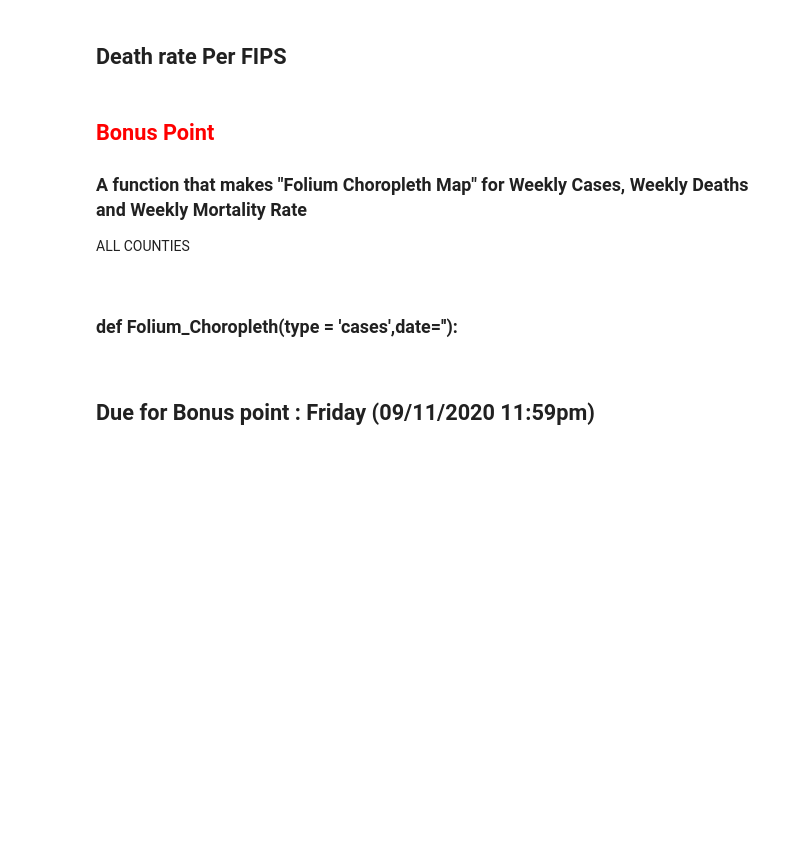
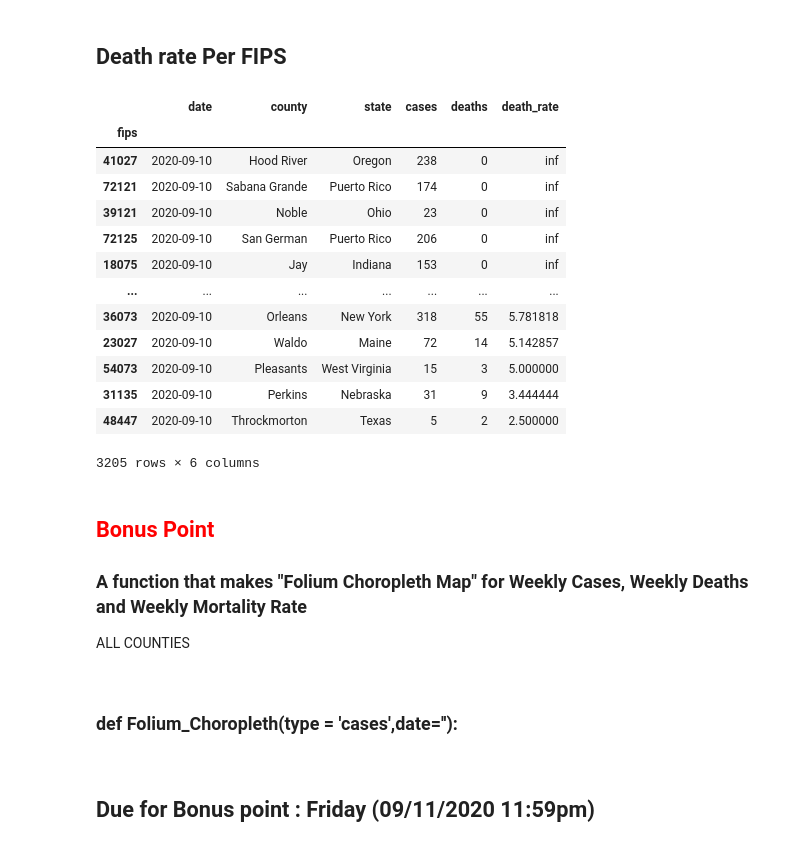
Before and after one commit to alekyapopuri96/DataVizFall2020_Colab, a Jupyter notebook: Class_Activity_Lec03.ipynb, the cells around one changed output. Cells and saved outputs as stored; diff of their text form; code cells hidden in the pictures; blank space fills up the shorter version.

```diff
--- a/Class_Activity_Lec03.ipynb
+++ b/Class_Activity_Lec03.ipynb
@@ -118,0 +122,3 @@ result.head(10)
+# %%
+highest_death=df.groupby(['fips']).max().sort_values(by=['deaths'], ascending=False)
+highest_death.head(10)
@@ -124,6 +143,24 @@ result.head(10)
 #result.tail(10)
 #print(f'{result}')
 #df[['county','deaths']].value_counts()
+# %%
+highest_death['death_rate']= highest_death['cases']/highest_death['deaths']
+highest_death.sort_values(by=['death_rate'], ascending=False)
+# %% [output]
+|  | date | county | state | cases | deaths | death_rate |
+| fips |  |  |  |  |  |  |
+| 41027 | 2020-09-10 | Hood River | Oregon | 238 | 0 | inf |
+| 72121 | 2020-09-10 | Sabana Grande | Puerto Rico | 174 | 0 | inf |
+| 39121 | 2020-09-10 | Noble | Ohio | 23 | 0 | inf |
+| 72125 | 2020-09-10 | San German | Puerto Rico | 206 | 0 | inf |
+| 18075 | 2020-09-10 | Jay | Indiana | 153 | 0 | inf |
+| ... | ... | ... | ... | ... | ... | ... |
+| 36073 | 2020-09-10 | Orleans | New York | 318 | 55 | 5.781818 |
+| 23027 | 2020-09-10 | Waldo | Maine | 72 | 14 | 5.142857 |
+| 54073 | 2020-09-10 | Pleasants | West Virginia | 15 | 3 | 5.000000 |
+| 31135 | 2020-09-10 | Perkins | Nebraska | 31 | 9 | 3.444444 |
+| 48447 | 2020-09-10 | Throckmorton | Texas | 5 | 2 | 2.500000 |
+3205 rows × 6 columns
 # %% [markdown]
 ## <font color = red> Bonus Point</font>
 
```
Also changed, not shown: parts of 3 cells of this notebook.
